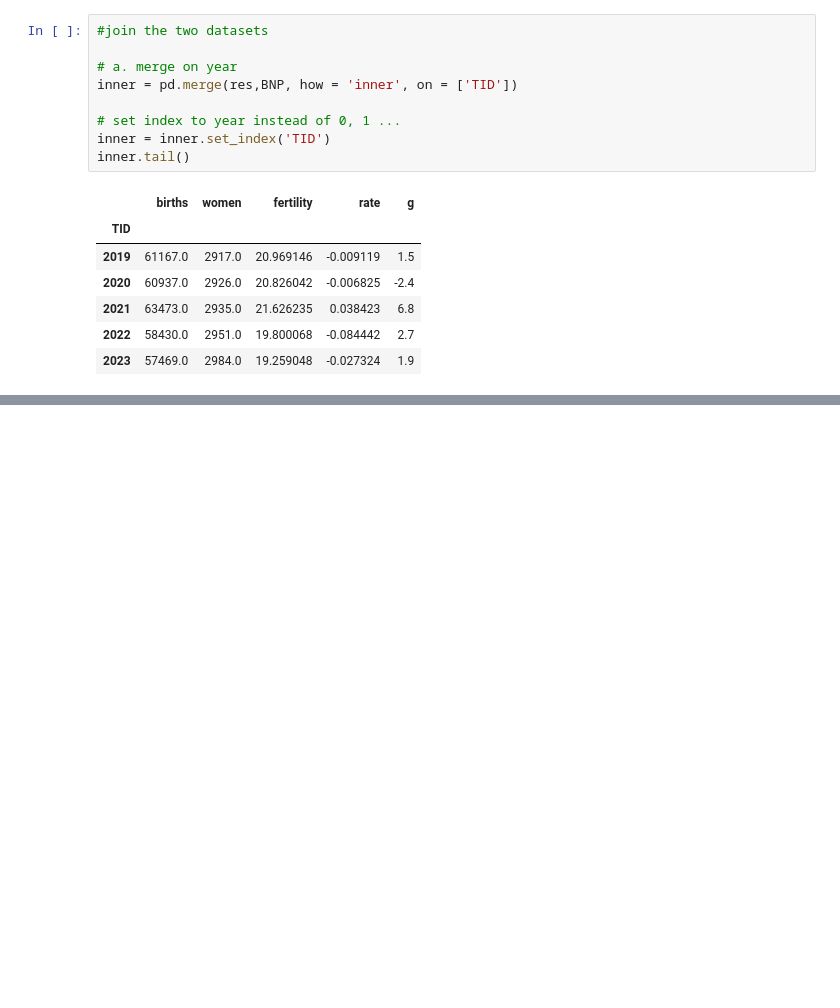
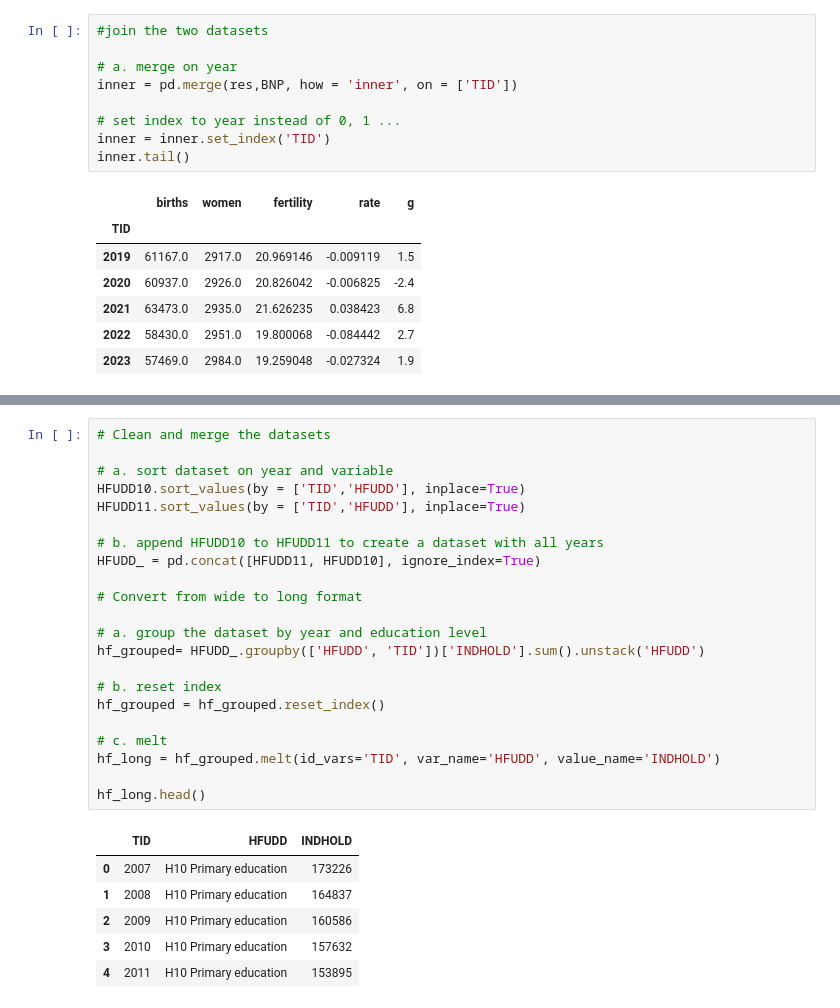
Before and after one commit to NumEconCopenhagen/projects-2024-anne-sofie-ida-anna-livia, a Jupyter notebook: dataproject/dataproject.ipynb, the cells around one changed output, grey strips where cells are left out. Drawn from its saved outputs; the diff is of its cells as text; blank space fills up the shorter version.

```diff
--- a/dataproject/dataproject.ipynb
+++ b/dataproject/dataproject.ipynb
@@ -289,0 +245,29 @@ ADD CONCISE CONLUSION.
+# %%
+# Clean and merge the datasets
+
+# a. sort dataset on year and variable
+HFUDD10.sort_values(by = ['TID','HFUDD'], inplace=True)
+HFUDD11.sort_values(by = ['TID','HFUDD'], inplace=True)
+
+# b. append HFUDD10 to HFUDD11 to create a dataset with all years
+HFUDD_ = pd.concat([HFUDD11, HFUDD10], ignore_index=True)
+
+# Convert from wide to long format
+
+# a. group the dataset by year and education level
+hf_grouped= HFUDD_.groupby(['HFUDD', 'TID'])['INDHOLD'].sum().unstack('HFUDD')
+
+# b. reset index
+hf_grouped = hf_grouped.reset_index()
+
+# c. melt
+hf_long = hf_grouped.melt(id_vars='TID', var_name='HFUDD', value_name='INDHOLD')
+
+hf_long.head()
+# %% [output]
+|  | TID | HFUDD | INDHOLD |
+| 0 | 2007 | H10 Primary education | 173226 |
+| 1 | 2008 | H10 Primary education | 164837 |
+| 2 | 2009 | H10 Primary education | 160586 |
+| 3 | 2010 | H10 Primary education | 157632 |
+| 4 | 2011 | H10 Primary education | 153895 |
```
Also changed, not shown: parts of 27 cells of this notebook, 1 other file.
